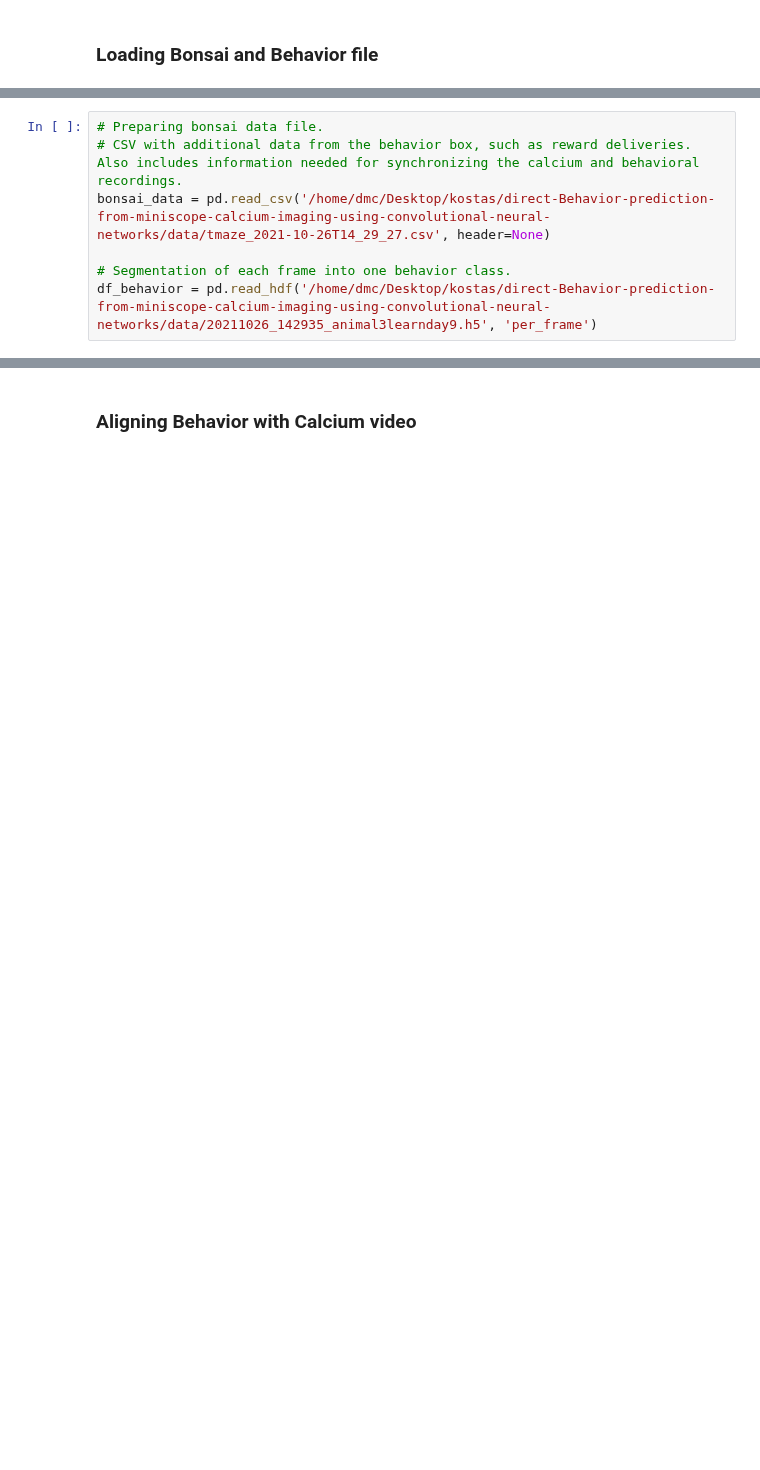
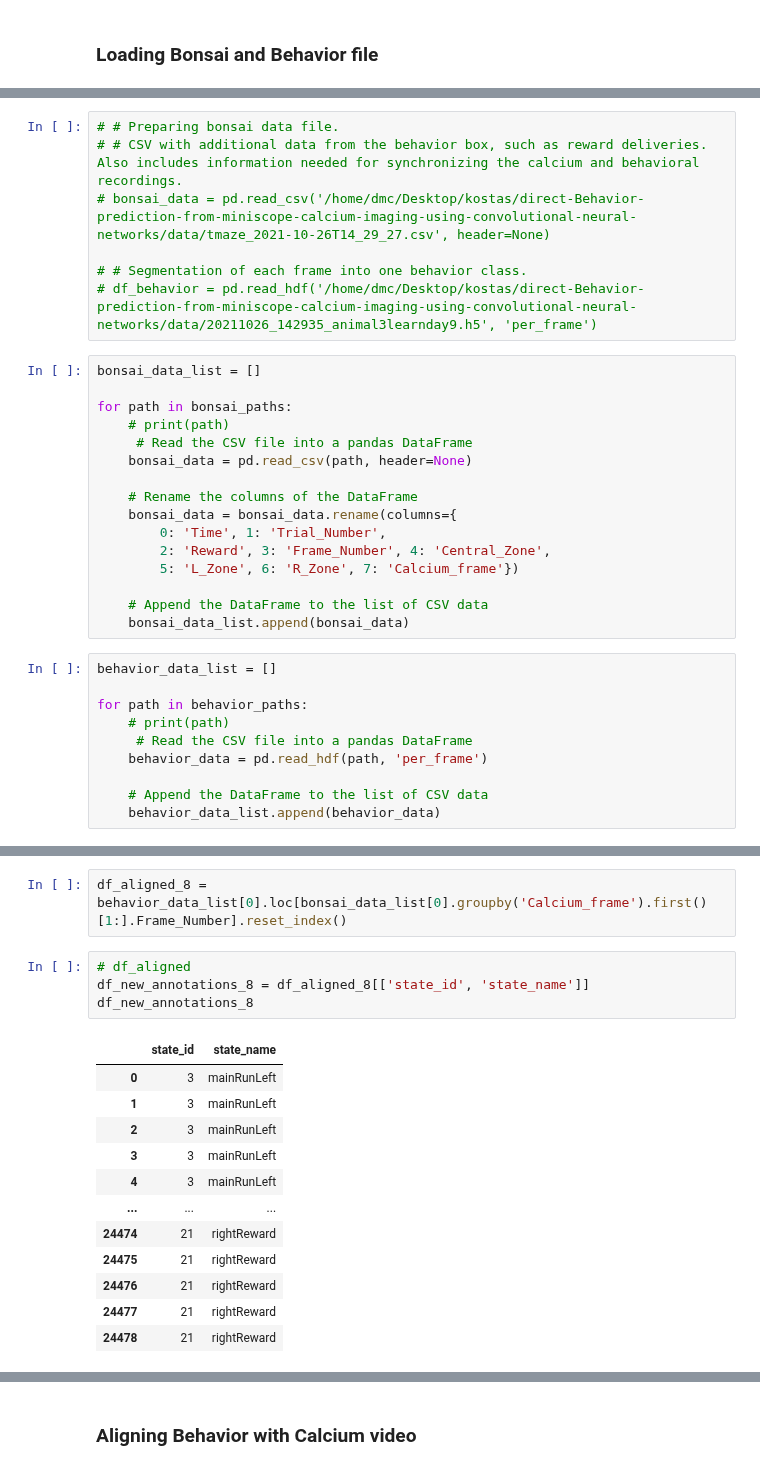
Before and after one commit to konkalaitzidis/bpnn, a Jupyter notebook: src/V3/BPNN_V3.ipynb, the cells around one changed output, grey strips where cells are left out. Saved outputs shown, nothing was run; the diff lists cells and outputs as text; blank space fills up the shorter version.

```diff
--- a/src/V3/BPNN_V3.ipynb
+++ b/src/V3/BPNN_V3.ipynb
@@ -181,7 +219,33 @@ print("The number of video frames is ", num_of_frames, " and the frame dimension
 # %%
-# Preparing bonsai data file.
-# CSV with additional data from the behavior box, such as reward deliveries. Also includes information needed for synchronizing the calcium and behavioral recordings.
-bonsai_data = pd.read_csv('/home/dmc/Desktop/kostas/direct-Behavior-prediction-from-miniscope-calcium-imaging-using-convolutional-neural-networks/data/tmaze_2021-10-26T14_29_27.csv', header=None)
+# # Preparing bonsai data file.
+# # CSV with additional data from the behavior box, such as reward deliveries. Also includes information needed for synchronizing the calcium and behavioral recordings.
+# bonsai_data = pd.read_csv('/home/dmc/Desktop/kostas/direct-Behavior-prediction-from-miniscope-calcium-imaging-using-convolutional-neural-networks/data/tmaze_2021-10-26T14_29_27.csv', header=None)
 
-# Segmentation of each frame into one behavior class.
-df_behavior = pd.read_hdf('/home/dmc/Desktop/kostas/direct-Behavior-prediction-from-miniscope-calcium-imaging-using-convolutional-neural-networks/data/20211026_142935_animal3learnday9.h5', 'per_frame')
+# # Segmentation of each frame into one behavior class.
+# df_behavior = pd.read_hdf('/home/dmc/Desktop/kostas/direct-Behavior-prediction-from-miniscope-calcium-imaging-using-convolutional-neural-networks/data/20211026_142935_animal3learnday9.h5', 'per_frame')
+# %%
+bonsai_data_list = []
+
+for path in bonsai_paths:
+    # print(path)
+     # Read the CSV file into a pandas DataFrame
+    bonsai_data = pd.read_csv(path, header=None)
+
+    # Rename the columns of the DataFrame
+    bonsai_data = bonsai_data.rename(columns={
+        0: 'Time', 1: 'Trial_Number',
+        2: 'Reward', 3: 'Frame_Number', 4: 'Central_Zone',
+        5: 'L_Zone', 6: 'R_Zone', 7: 'Calcium_frame'})
+
+    # Append the DataFrame to the list of CSV data
+    bonsai_data_list.append(bonsai_data)
+# %%
+behavior_data_list = []
+
+for path in behavior_paths:
+    # print(path)
+     # Read the CSV file into a pandas DataFrame
+    behavior_data = pd.read_hdf(path, 'per_frame')
+
+    # Append the DataFrame to the list of CSV data
+    behavior_data_list.append(behavior_data)
@@ -187,0 +256,19 @@ df_behavior = pd.read_hdf('/home/dmc/Desktop/kostas/direct-Behavior-prediction-f
+# %%
+df_aligned_8 = behavior_data_list[0].loc[bonsai_data_list[0].groupby('Calcium_frame').first()[1:].Frame_Number].reset_index()
+# %%
+# df_aligned
+df_new_annotations_8 = df_aligned_8[['state_id', 'state_name']]
+df_new_annotations_8
+# %% [output]
+|  | state_id | state_name |
+| 0 | 3 | mainRunLeft |
+| 1 | 3 | mainRunLeft |
+| 2 | 3 | mainRunLeft |
+| 3 | 3 | mainRunLeft |
+| 4 | 3 | mainRunLeft |
+| ... | ... | ... |
+| 24474 | 21 | rightReward |
+| 24475 | 21 | rightReward |
+| 24476 | 21 | rightReward |
+| 24477 | 21 | rightReward |
+| 24478 | 21 | rightReward |
```
Also changed, not shown: parts of 58 cells of this notebook, 4 other files.
